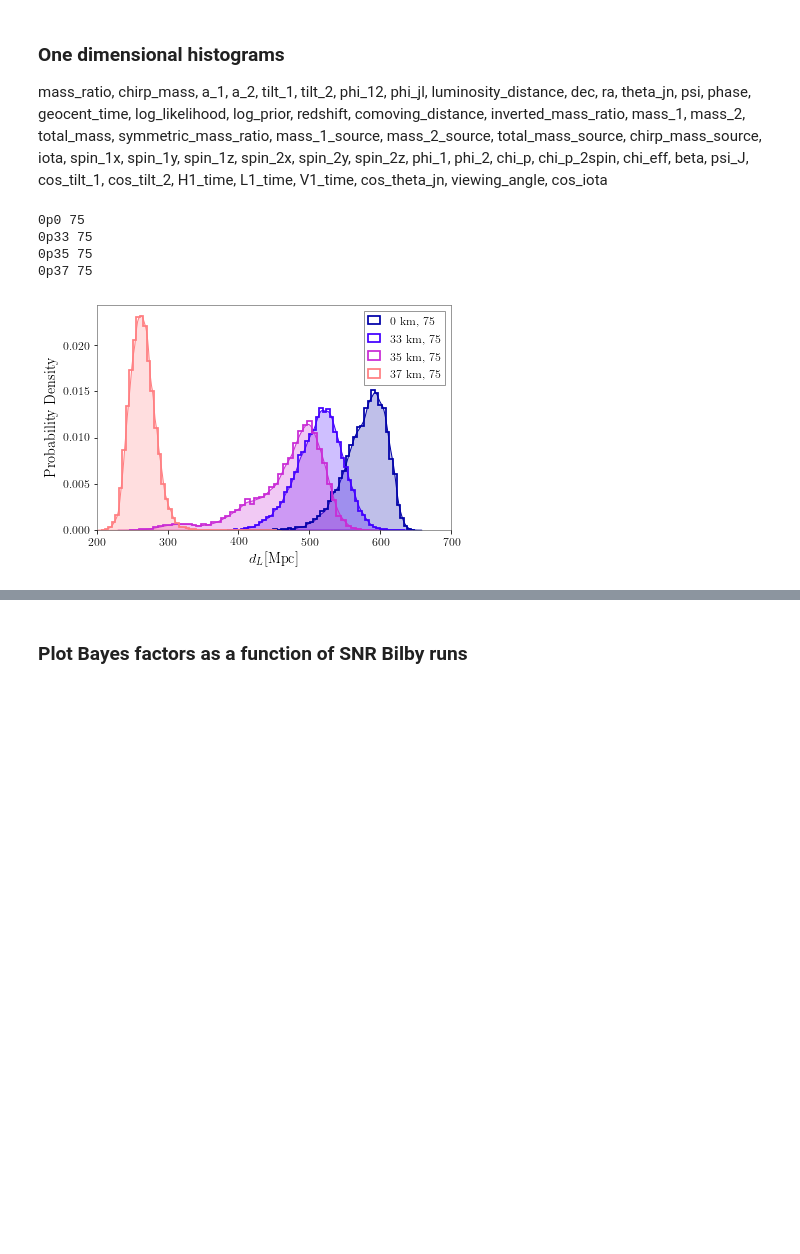
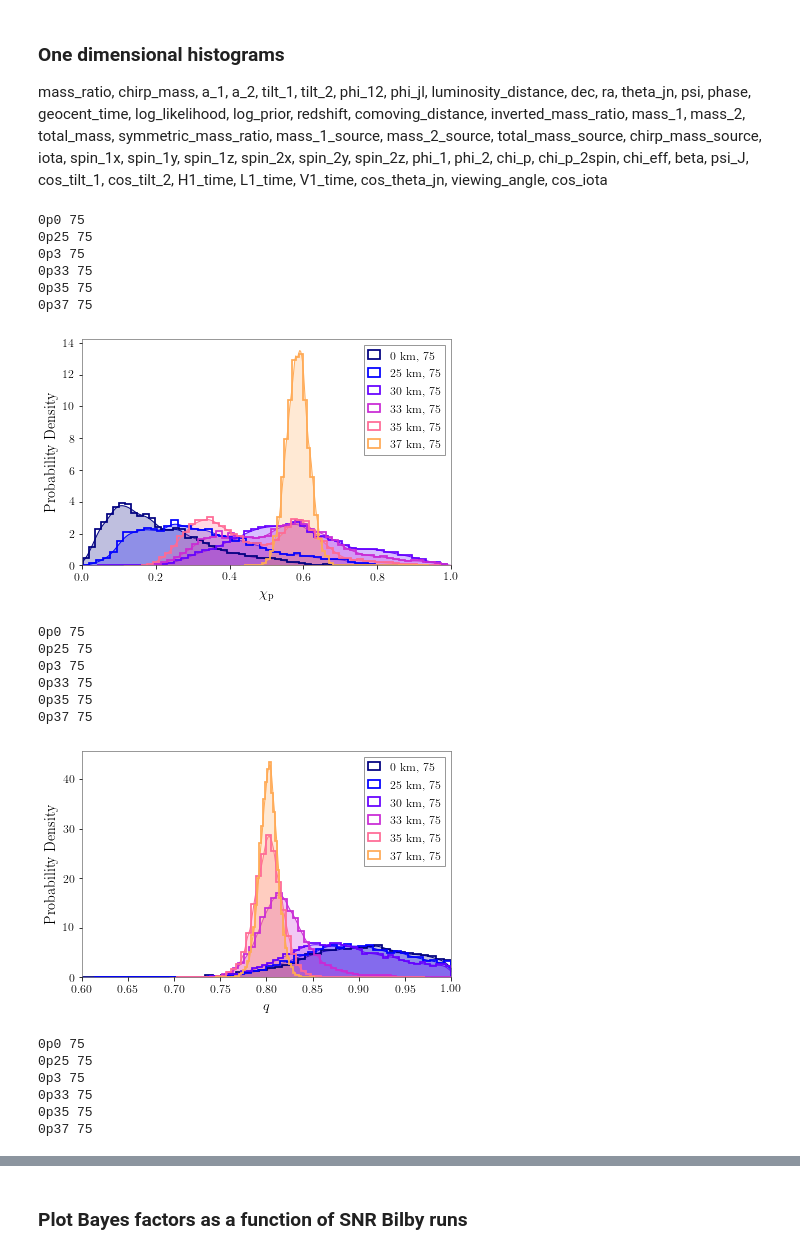
Before and after one commit to mariaokounkova/BeyondGRAnalysis, a Jupyter notebook: BilbyAnalysis.ipynb, the cells around one changed output, grey strips where cells are left out. Drawn from its saved outputs; the diff is of its cells as text; code cells hidden in the pictures; blank space fills up the shorter version.

```diff
--- a/BilbyAnalysis.ipynb
+++ b/BilbyAnalysis.ipynb
@@ -122,7 +116,7 @@ mass_ratio, chirp_mass, a_1, a_2, tilt_1, tilt_2, phi_12, phi_jl, luminosity_dis
 # %%
 def Histogram(param):
 
-    ells = ['0p0', '0p33', '0p35', '0p37']
+    ells = ['0p0', '0p25', '0p3', '0p33', '0p35', '0p37']
     snrs = ['75' for ell in ells]
     #snrs = ['25', '75', '125']
     #ells = ['0p0' for snr in snrs]
@@ -130,31 +124,48 @@ def Histogram(param):
 
     fig = plt.figure()
 
     for ell, snr, color in zip(ells, snrs, colors):
 
         print(ell, snr)
         file_name = SummaryPageFile('PHENOM_dCS_' + ell + '_' + snr)
         data = read(file_name)
         samples_dict = data.samples_dict
         posterior_samples = samples_dict["summary_pages"]
         posterior_samples.plot(param, type="hist", kde=True, color = color, label = Ell_SNR_String(ell, mass, snr), fig = fig, plot_percentile = False, title = False)
 
     plt.xlim(RangeDict[param])
     plt.legend(loc = 'upper right')
     plt.grid()
     plt.savefig('kde_' + param)
     plt.show()
 
 params_avail = ["mass_ratio", "chirp_mass", "a_1", "a_2", "tilt_1", "tilt_2", \
                 "phi_12", "phi_jl", "luminosity_distance", "dec", "ra", \
                 "theta_jn", "psi", "phase", "geocent_time", "total_mass", \
                 "symmetric_mass_ratio", "iota", "phi_1", "phi_2", "chi_p", "chi_p_2spin", \
                 "chi_eff", "beta", "psi_J", "cos_tilt_1", "cos_tilt_2", "H1_time", \
                 "L1_time", "V1_time", "cos_theta_jn", "viewing_angle", "cos_iota"]
+Histogram("chi_p")
+Histogram("mass_ratio")
 Histogram("luminosity_distance")
 # %% [output]
 0p0 75
+0p25 75
+0p3 75
 0p33 75
 0p35 75
 0p37 75
-[figure, old version]
+[figure, new version]
+0p0 75
+0p25 75
+0p3 75
+0p33 75
+0p35 75
+0p37 75
+[figure, added]
+0p0 75
+0p25 75
+0p3 75
+0p33 75
+0p35 75
+0p37 75
```
Also changed, not shown: parts of 9 cells of this notebook.
